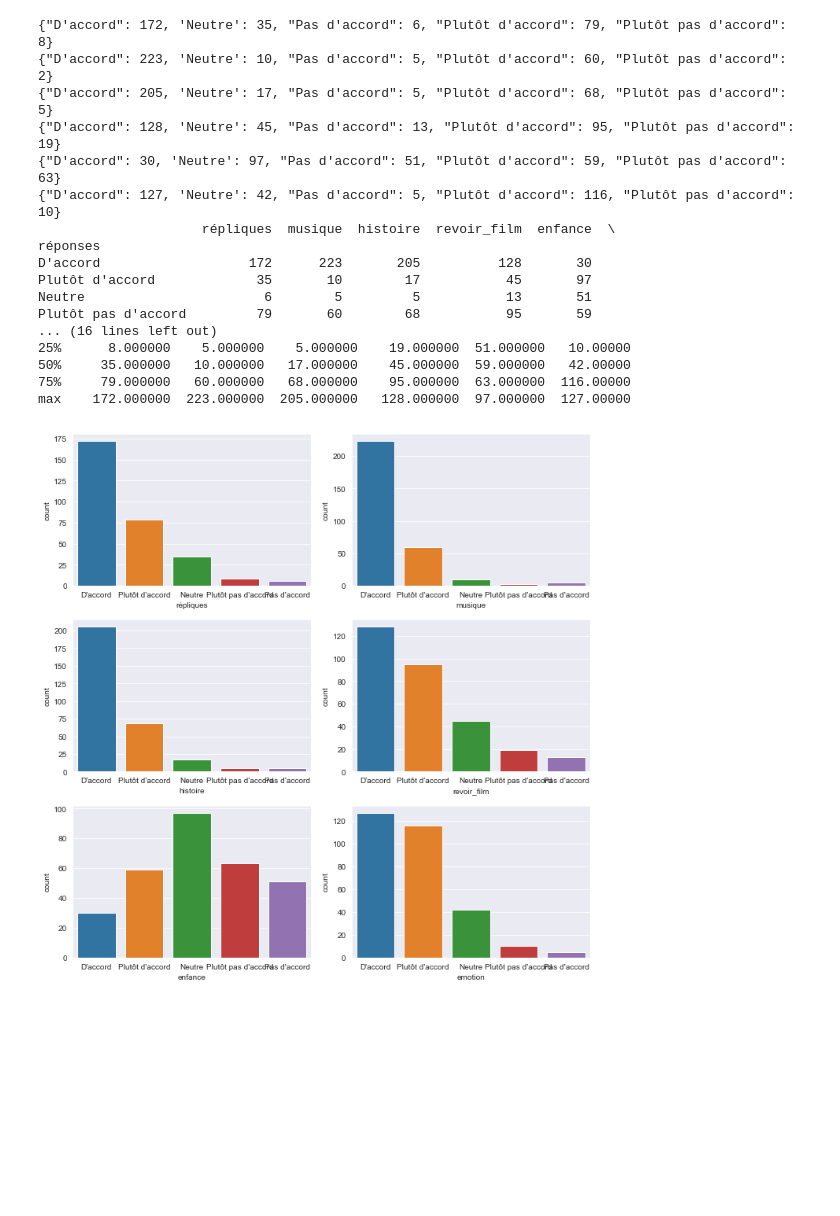
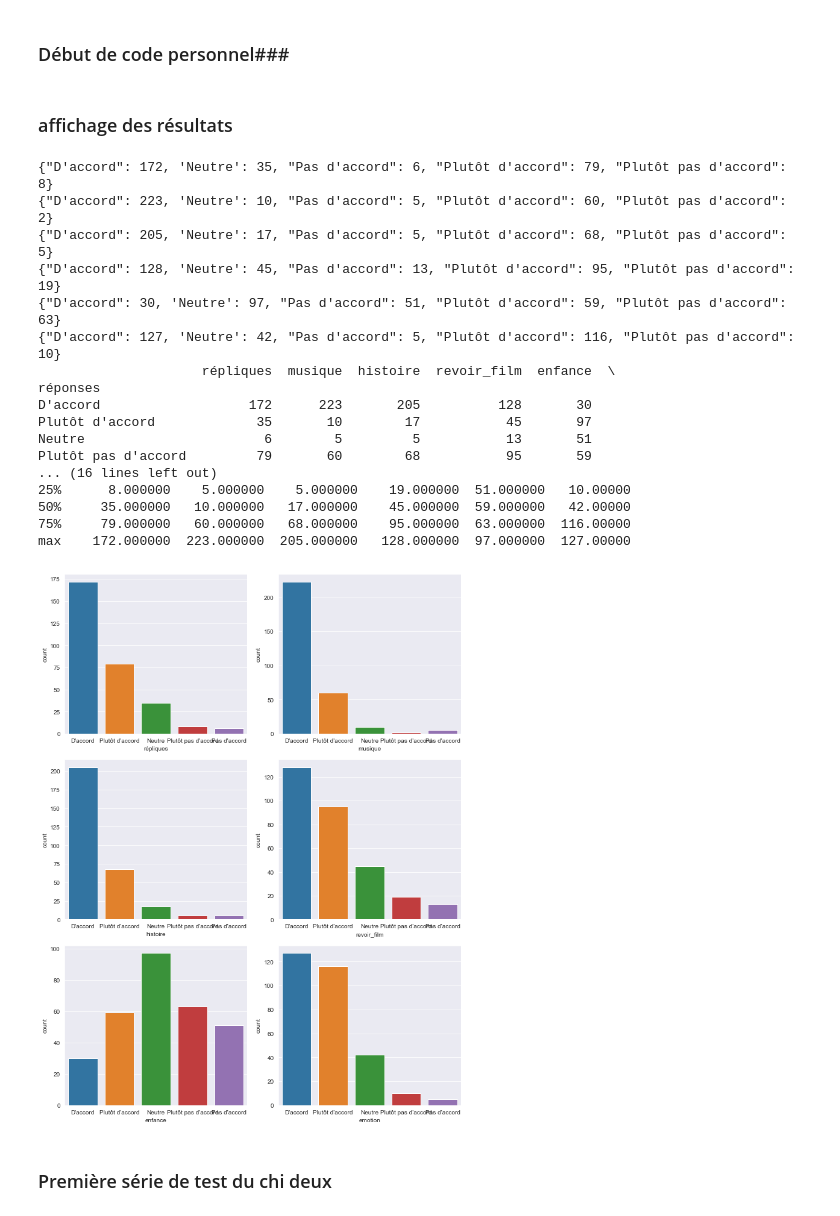
Before and after one commit to Syndorik/ProjetStats, a Jupyter notebook: Notebook_Matthieu.ipynb, the cells around one changed output. Drawn from its saved outputs; the diff is of its cells as text; code cells hidden in the pictures; blank space fills up the shorter version.

```diff
--- a/Notebook_Matthieu.ipynb
+++ b/Notebook_Matthieu.ipynb
@@ -84,6 +89,8 @@ def clean_data(dictt,NewColName):
 	    finalize(dataset , k)
 
 	return dataset
+# %% [markdown]
+### Début de code personnel###
 # %%
 def create_stat_df(dataset):
 
@@ -119,38 +129,41 @@ def create_stat_df(dataset):
 # %%
 def creating_count_plot(df_stat,reponses):
 
-	plt.figure('mainplot',figsize=(10,10))
-	for i,attribute in enumerate(testKhi2):
+	plt.figure('mainplot',figsize=(10,13))
+	for i,attribute in enumerate(testChi2):
+        # On va afficher les résultats des 6 caractéristiques sur une même figure
 		plt.subplot(3,2,i+1)
+        # Pour chaque caractéristique on fait un histogramme
 		sns.countplot(x=attribute,data=dataset,order=reponses)
 	plt.tight_layout()
 	namefile = "countplot.png"
-	# savename = os.path.join(savingpath,namefile)
 	plt.show()
-	# plt.savefig(savename)
-	# plt.close('mainplot')
+# %% [markdown]
+### affichage des résultats
 # %%
 dataset = clean_data(dictt,NewColName)
 
-df_stat,reponses,testKhi2 = create_stat_df(dataset)
+df_stat,reponses,testChi2 = create_stat_df(dataset)
 
 creating_count_plot(df_stat,reponses)
 # %% [output]
 {"D'accord": 172, 'Neutre': 35, "Pas d'accord": 6, "Plutôt d'accord": 79, "Plutôt pas d'accord": 8}
 {"D'accord": 223, 'Neutre': 10, "Pas d'accord": 5, "Plutôt d'accord": 60, "Plutôt pas d'accord": 2}
 {"D'accord": 205, 'Neutre': 17, "Pas d'accord": 5, "Plutôt d'accord": 68, "Plutôt pas d'accord": 5}
 {"D'accord": 128, 'Neutre': 45, "Pas d'accord": 13, "Plutôt d'accord": 95, "Plutôt pas d'accord": 19}
 {"D'accord": 30, 'Neutre': 97, "Pas d'accord": 51, "Plutôt d'accord": 59, "Plutôt pas d'accord": 63}
 {"D'accord": 127, 'Neutre': 42, "Pas d'accord": 5, "Plutôt d'accord": 116, "Plutôt pas d'accord": 10}
                      répliques  musique  histoire  revoir_film  enfance  \
 réponses
 D'accord                   172      223       205          128       30
 Plutôt d'accord             35       10        17           45       97
 Neutre                       6        5         5           13       51
 Plutôt pas d'accord         79       60        68           95       59
 ... (16 lines left out)
 25%      8.000000    5.000000    5.000000    19.000000  51.000000   10.00000
 50%     35.000000   10.000000   17.000000    45.000000  59.000000   42.00000
 75%     79.000000   60.000000   68.000000    95.000000  63.000000  116.00000
 max    172.000000  223.000000  205.000000   128.000000  97.000000  127.00000
-[figure, old version]
+[figure, new version]
+# %% [markdown]
+### Première série de test du chi deux
```
Also changed, not shown: parts of 13 cells of this notebook.
